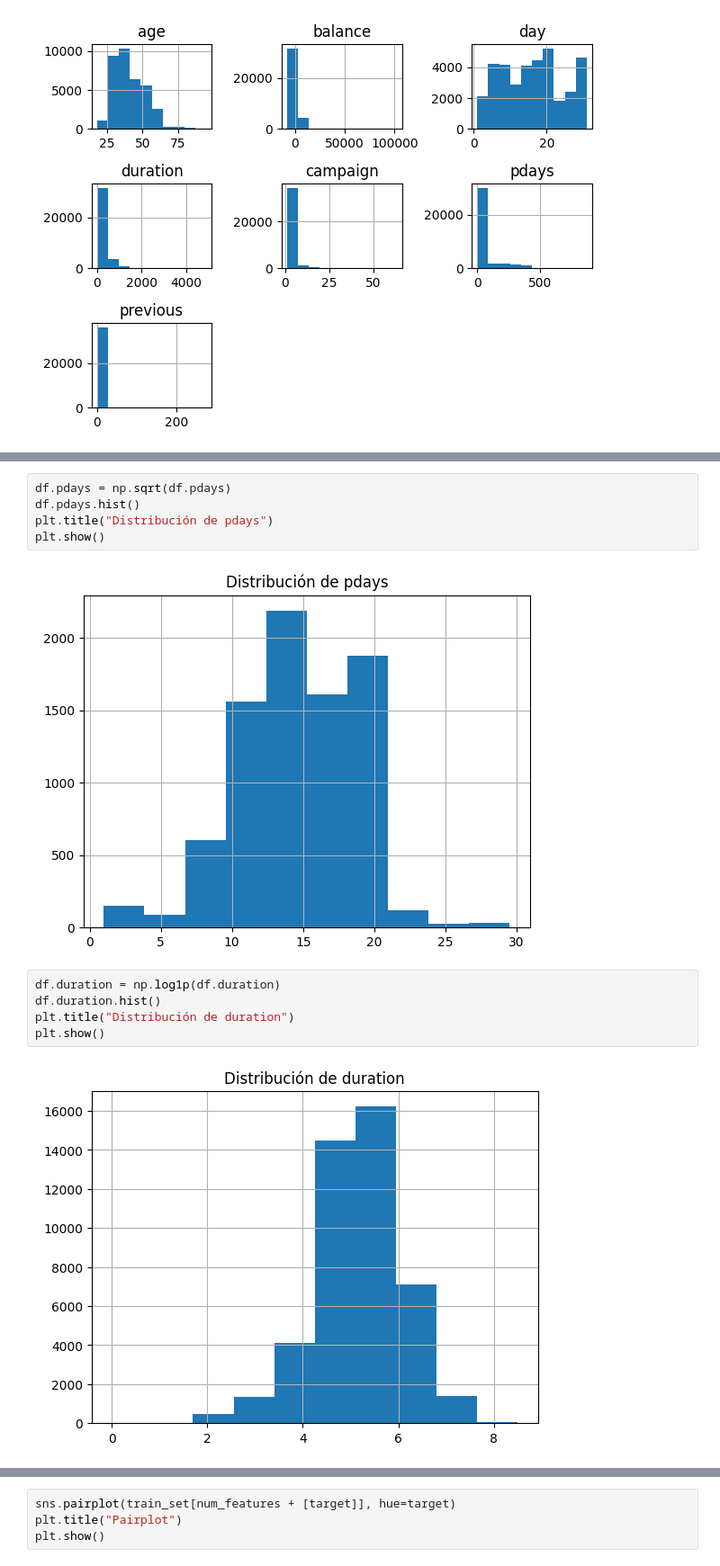
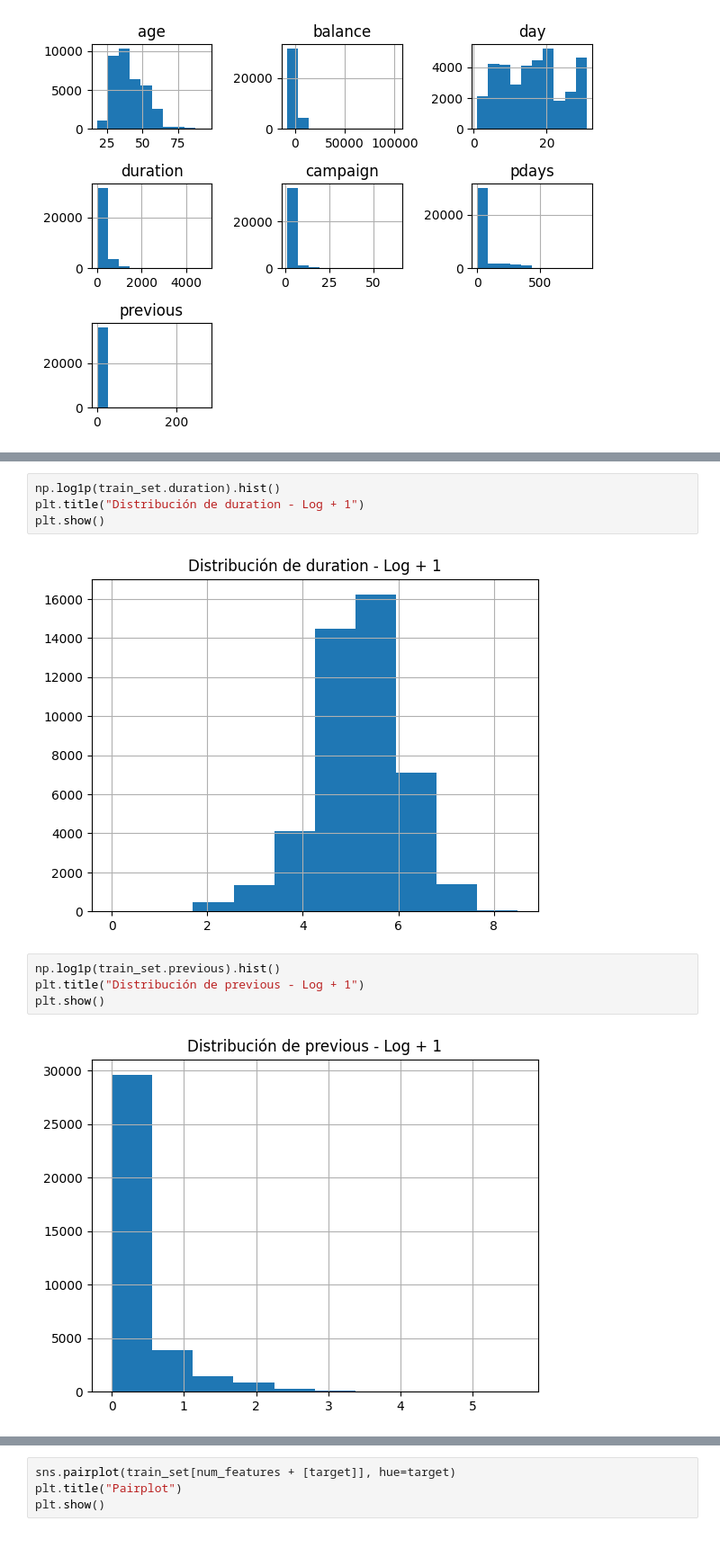
Before and after one commit to rafaneda7/ONLINE_DS_THEBRIDGE_RAFAELNEDA, a Jupyter notebook: Sprint 11 - ML Modelos Supervisados II - Árboles y Ensamblados/Unidad 1/Practica obligatoria S11U1/18_Practica_Obligatoria_Arboles_de_Decisión_y_Ajuste_de_hiperparámetros.ipynb, the cells around one changed output, grey strips where cells are left out. Shown at 90% size. Saved outputs shown, nothing was run; the diff lists cells and outputs as text.

```diff
--- a/Sprint 11 - ML Modelos Supervisados II - Árboles y Ensamblados/Unidad 1/Practica obligatoria S11U1/18_Practica_Obligatoria_Arboles_de_Decisión_y_Ajuste_de_hiperparámetros.ipynb
+++ b/Sprint 11 - ML Modelos Supervisados II - Árboles y Ensamblados/Unidad 1/Practica obligatoria S11U1/18_Practica_Obligatoria_Arboles_de_Decisión_y_Ajuste_de_hiperparámetros.ipynb
@@ -212,15 +221,13 @@ plt.show()
 # %%
-df.pdays = np.sqrt(df.pdays)
-df.pdays.hist()
-plt.title("Distribución de pdays")
+np.log1p(train_set.duration).hist()
+plt.title("Distribución de duration - Log + 1")
 plt.show()
 # %% [output]
-[figure, old version]
+[figure, new version]
 # %%
-df.duration = np.log1p(df.duration)
-df.duration.hist()
-plt.title("Distribución de duration")
+np.log1p(train_set.previous).hist()
+plt.title("Distribución de previous - Log + 1")
 plt.show()
 # %% [output]
-[figure, old version]
+[figure, new version]
 # %%
```
Also changed, not shown: parts of 6 cells of this notebook.
